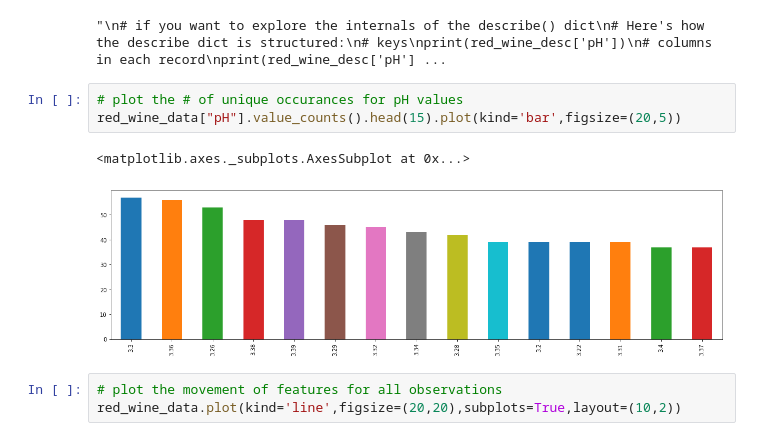
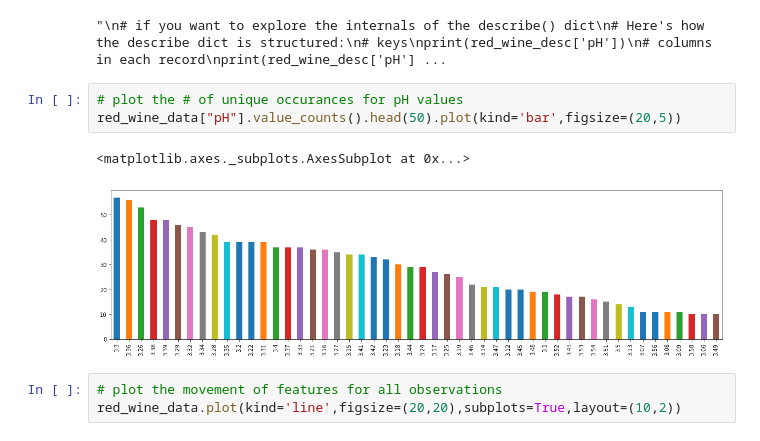
Before and after one commit to shauryashaurya/ML_Intro, a Jupyter notebook: Decision Trees.ipynb, the cells around one changed output. Saved outputs shown, nothing was run; the diff lists cells and outputs as text.

```diff
--- a/Decision Trees.ipynb
+++ b/Decision Trees.ipynb
@@ -100,10 +100,10 @@ std_list'''
 "\n# if you want to explore the internals of the describe() dict\n# Here's how the describe dict is structured:\n# keys\nprint(red_wine_desc['pH'])\n# columns in each record\nprint(red_wine_desc['pH'] ...
 # %%
 # plot the # of unique occurances for pH values
-red_wine_data["pH"].value_counts().head(15).plot(kind='bar',figsize=(20,5))
+red_wine_data["pH"].value_counts().head(50).plot(kind='bar',figsize=(20,5))
 # %% [output]
 <matplotlib.axes._subplots.AxesSubplot at 0x...>
-[figure, old version]
+[figure, new version]
 # %%
 # plot the movement of features for all observations
 red_wine_data.plot(kind='line',figsize=(20,20),subplots=True,layout=(10,2))
```
Also changed, not shown: parts of 12 cells of this notebook, 1 other file.
